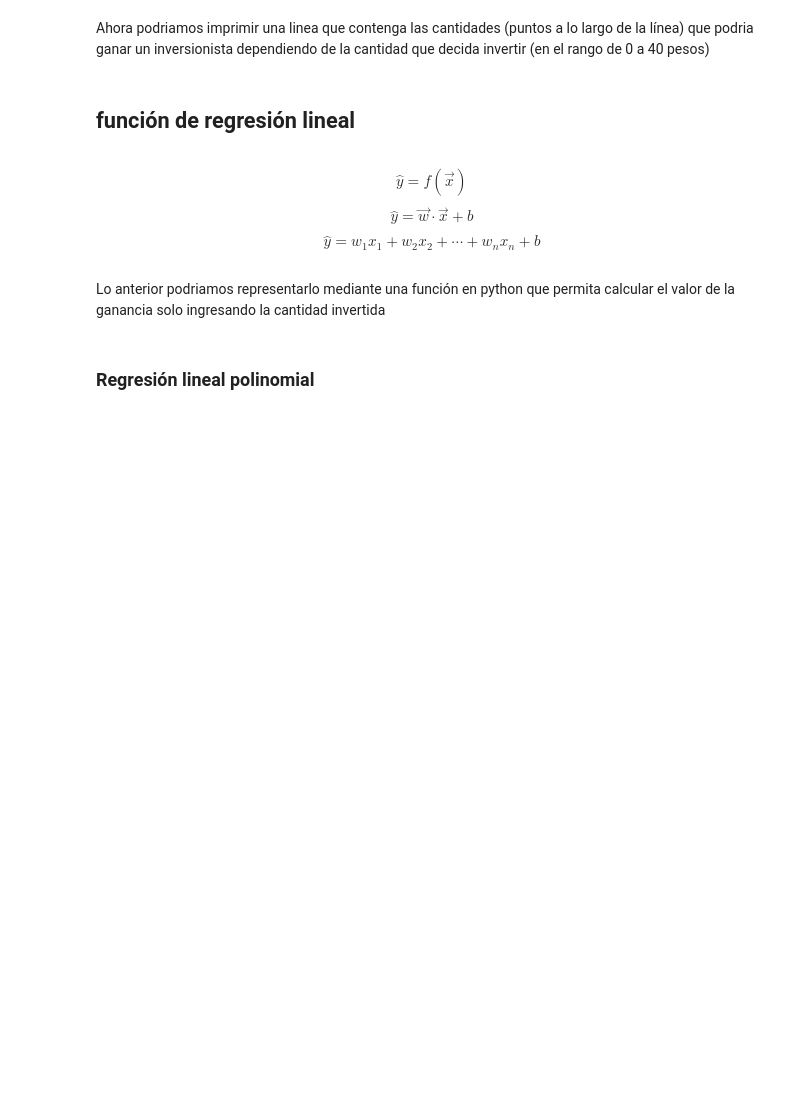
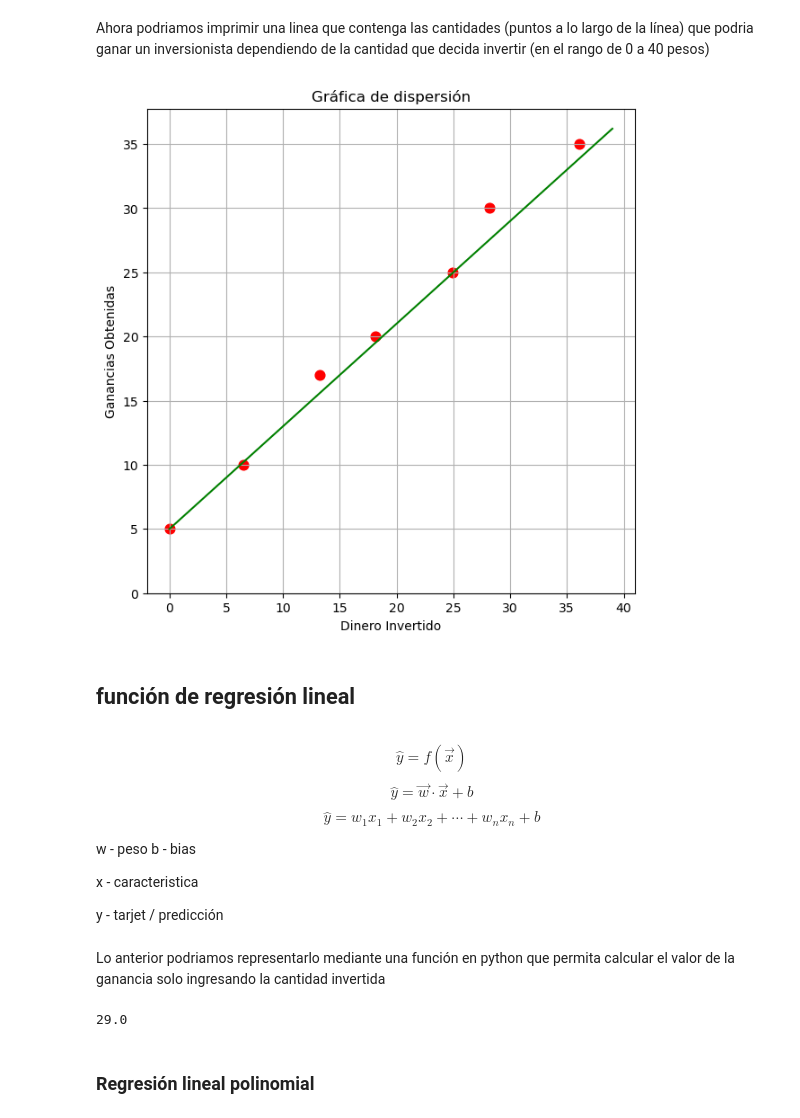
Before and after one commit to pprezp/DSRN_UAEMEX, a Jupyter notebook: Modulo_02/Tema4/Notebooks/Introduccion_RegresionLineal.ipynb, the cells around one changed output. Saved outputs shown, nothing was run; the diff lists cells and outputs as text; code cells hidden in the pictures; blank space fills up the shorter version.

```diff
--- a/Modulo_02/Tema4/Notebooks/Introduccion_RegresionLineal.ipynb
+++ b/Modulo_02/Tema4/Notebooks/Introduccion_RegresionLineal.ipynb
@@ -12,18 +23,41 @@ plt.figure()
 # %% [markdown]
 Ahora imaginemos que queremos definir una operación para poder calcular la cantidad de dinero ganado como parte de la inversión para otros valores que no se encuentran en las lista anterior (correspondecia de valores de x - y).
 # %%
-x2 = np.arange()
-y2 =
+x2 = np.arange( 0, 40 )
+y2 = 0.8 * x2 + 5
 # %% [markdown]
 Ahora podriamos imprimir una linea que contenga las cantidades (puntos a lo largo de la línea) que podria ganar un inversionista dependiendo de la cantidad que decida invertir (en el rango de 0 a 40 pesos)
 # %%
-plt.figure()
+plt.figure( figsize = [ 7, 7 ] )
+
+plt.plot( x2, y2, color="green", label="Nuestra Solución")
+plt.scatter( x, y, c='red', s=60)
+plt.ylim( bottom = 0 )
+plt.title("Gráfica de dispersión")
+plt.xlabel("Dinero Invertido")
+plt.ylabel("Ganancias Obtenidas")
+plt.grid(True)
+
+
+
+plt.show()
+# %% [output]
+[figure, added]
 # %% [markdown]
 ## función de regresión lineal
 # %% [markdown]
 $$ \hat{y}= f(\vec{x})$$
 $$ \hat{y}= \vec{w}\cdot \vec{x}+b $$
 $$ \hat{y}=w_{1}x_{1}+w_{2}x_{2}+\cdots +w_{n}x_{n}+b $$
+
+
+
+w - peso
+b - bias
+
+x - caracteristica
+
+y - tarjet / predicción
 # %% [markdown]
 Lo anterior podriamos representarlo mediante una función en python que permita calcular el valor de la ganancia solo ingresando la cantidad invertida
 # %%
@@ -31,5 +67,8 @@ Lo anterior podriamos representarlo mediante una función en python que permita
 # %%
 # pasamos valores de x a la función para probarla
+print( calculaGanancia( 30 ) )
+# %% [output]
+29.0
 # %% [markdown]
 ### Regresión lineal polinomial
 # %% [markdown]
```
Also changed, not shown: parts of 8 cells of this notebook, 1 other file.
